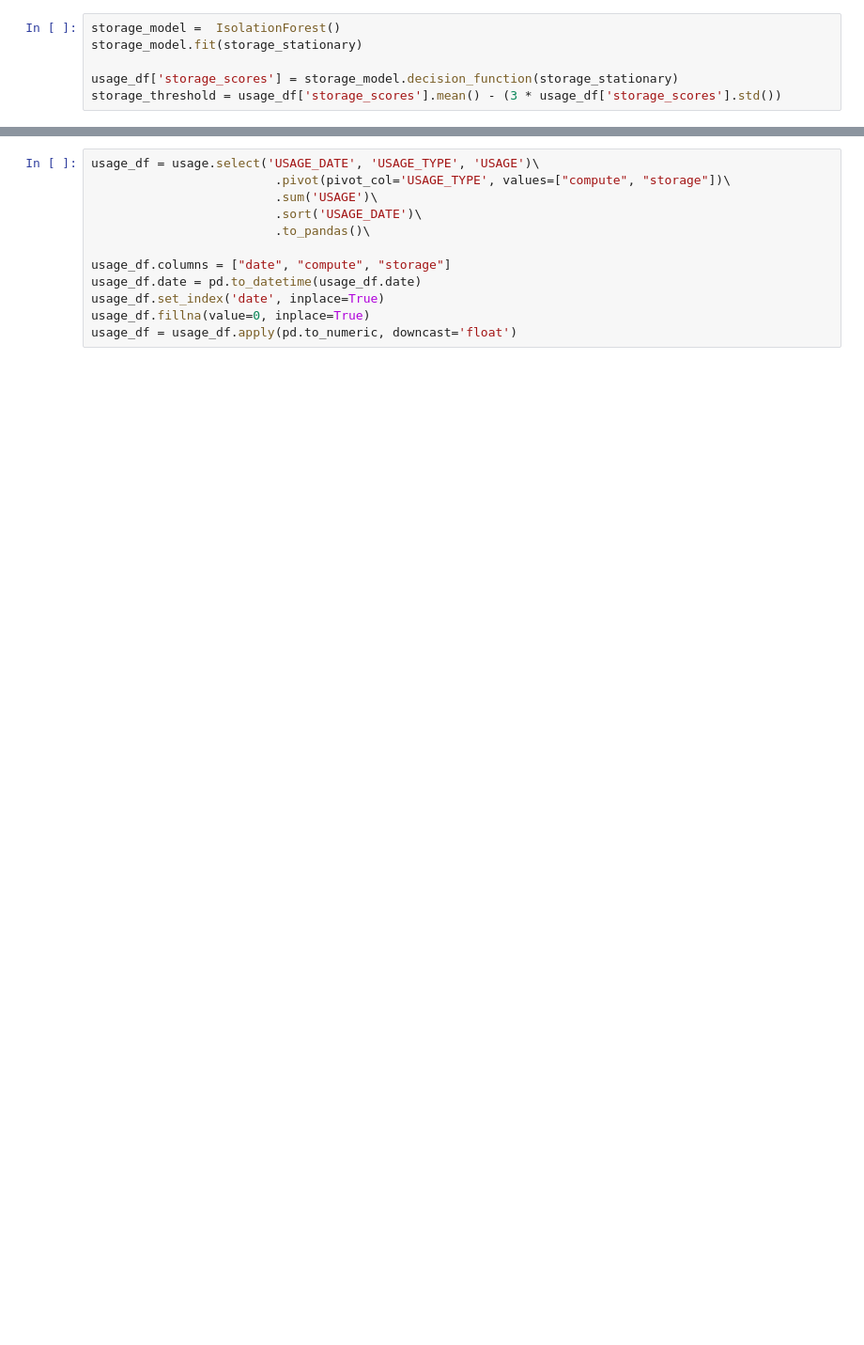
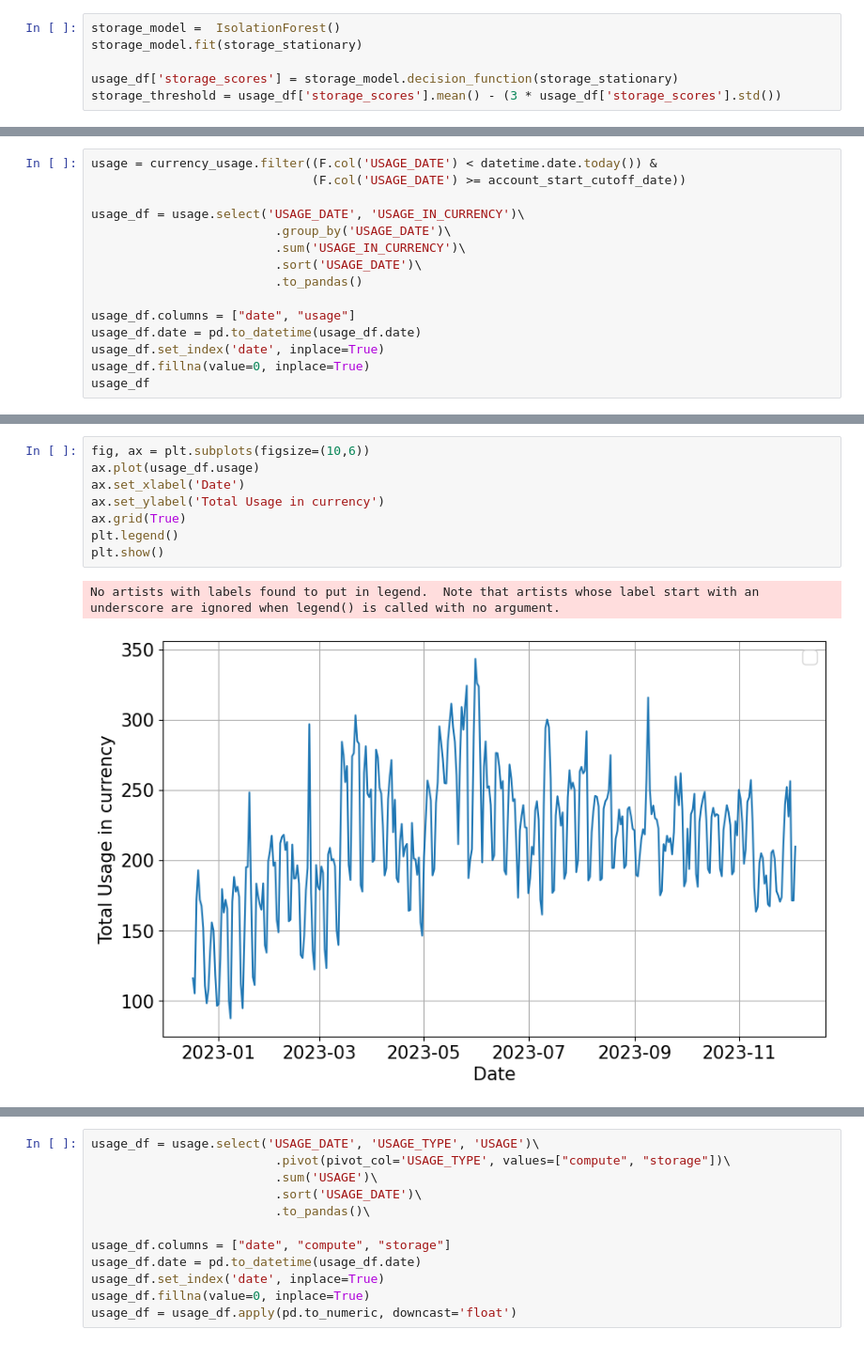
Before and after one commit to astronomer/snowpatrol, a Jupyter notebook: include/snowstorm.ipynb, the cells around one changed output, grey strips where cells are left out. Shown at 94% size. Drawn from its saved outputs; the diff is of its cells as text; blank space fills up the shorter version.

```diff
--- a/include/snowstorm.ipynb
+++ b/include/snowstorm.ipynb
@@ -142,0 +131,15 @@ plt.show()
+# %%
+usage = currency_usage.filter((F.col('USAGE_DATE') < datetime.date.today()) &
+                              (F.col('USAGE_DATE') >= account_start_cutoff_date))
+
+usage_df = usage.select('USAGE_DATE', 'USAGE_IN_CURRENCY')\
+                         .group_by('USAGE_DATE')\
+                         .sum('USAGE_IN_CURRENCY')\
+                         .sort('USAGE_DATE')\
+                         .to_pandas()
+
+usage_df.columns = ["date", "usage"]
+usage_df.date = pd.to_datetime(usage_df.date)
+usage_df.set_index('date', inplace=True)
+usage_df.fillna(value=0, inplace=True)
+usage_df
@@ -142,0 +161,11 @@ plt.show()
+# %%
+fig, ax = plt.subplots(figsize=(10,6))
+ax.plot(usage_df.usage)
+ax.set_xlabel('Date')
+ax.set_ylabel('Total Usage in currency')
+ax.grid(True)
+plt.legend()
+plt.show()
+# %% [output]
+No artists with labels found to put in legend.  Note that artists whose label start with an underscore are ignored when legend() is called with no argument.
+[figure, added]
```
Also changed, not shown: parts of 18 cells of this notebook, 4 other files.
